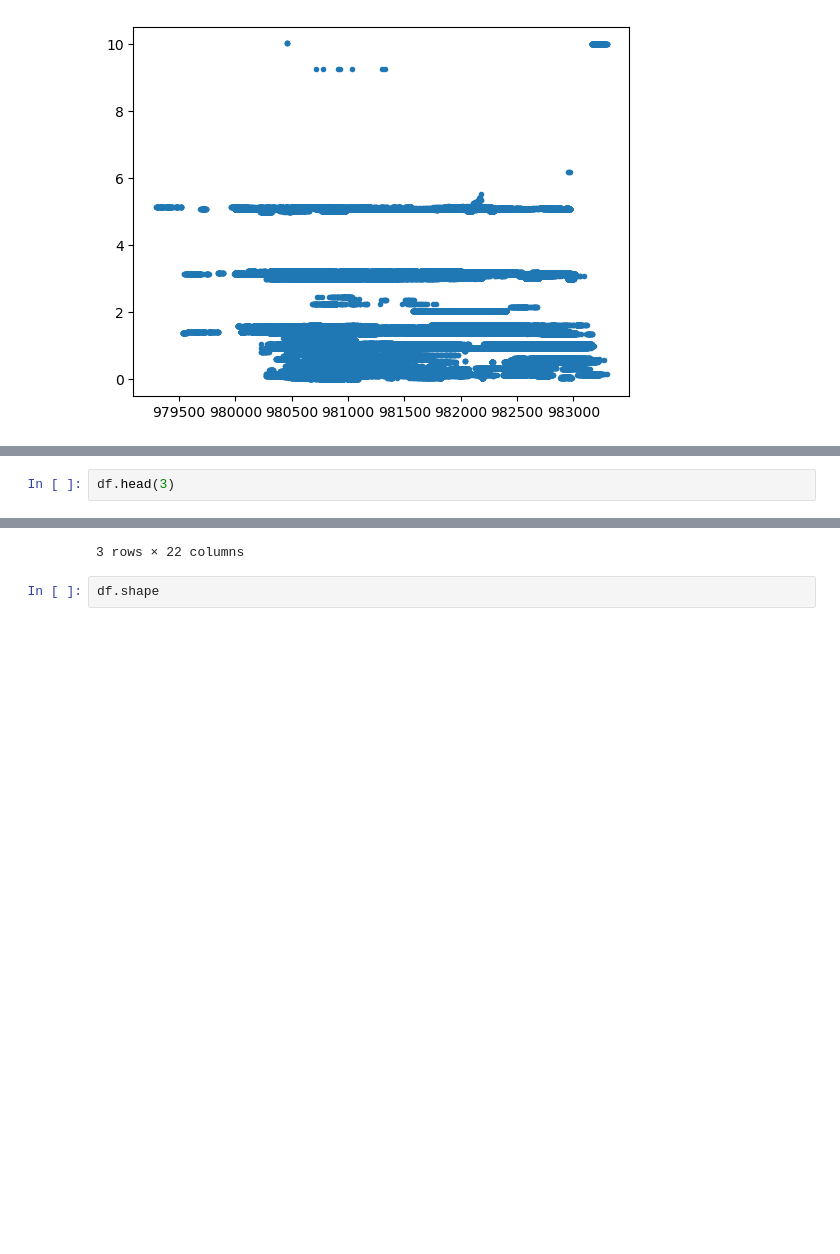
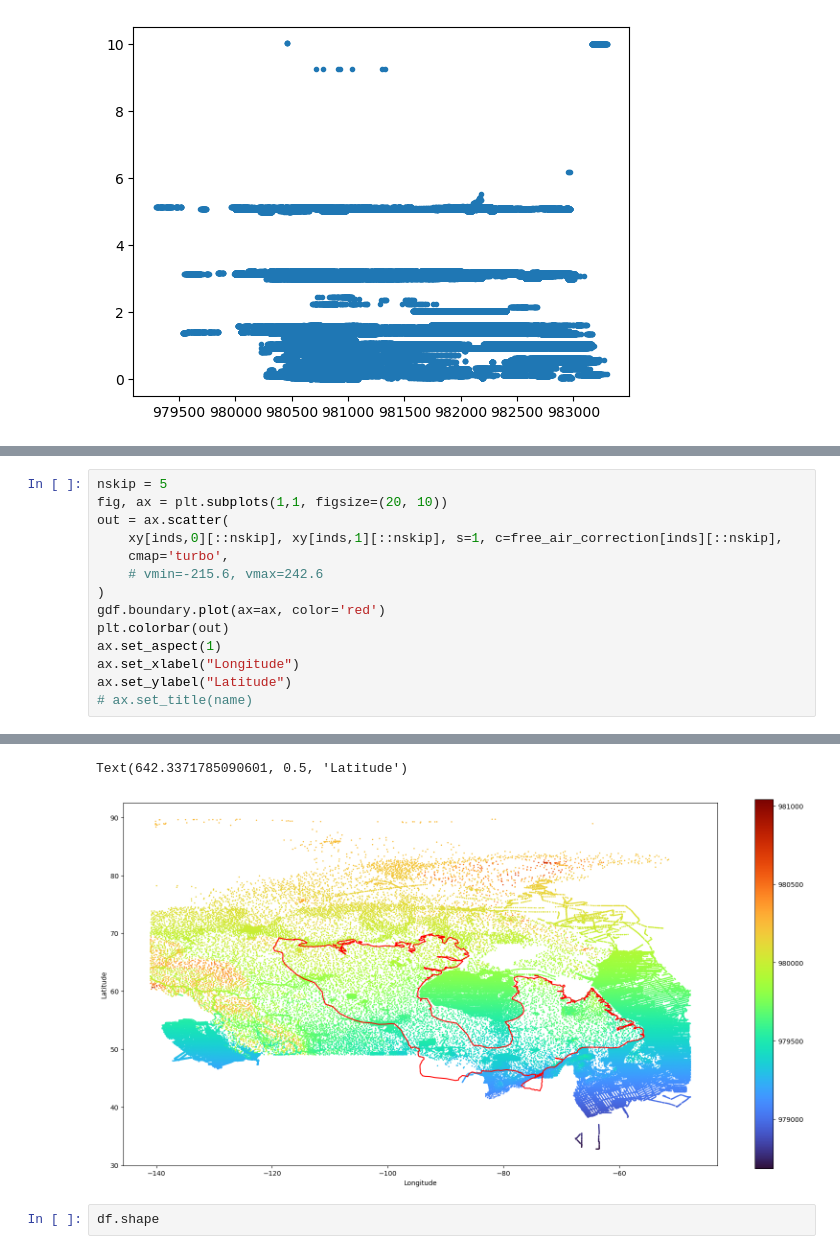
Before and after one commit to ginabilic/geol_4330_canada_wide_gravity, a Jupyter notebook: notebooks/load_gravity_data.ipynb, the cells around one changed output, grey strips where cells are left out. Drawn from its saved outputs; the diff is of its cells as text; blank space fills up the shorter version.

```diff
--- a/notebooks/load_gravity_data.ipynb
+++ b/notebooks/load_gravity_data.ipynb
@@ -110,3 +138,15 @@ get_normal_gravity()
 # %%
-df.head(3)
+nskip = 5
+fig, ax = plt.subplots(1,1, figsize=(20, 10))
+out = ax.scatter(
+    xy[inds,0][::nskip], xy[inds,1][::nskip], s=1, c=free_air_correction[inds][::nskip],
+    cmap='turbo',
+    # vmin=-215.6, vmax=242.6
+)
+gdf.boundary.plot(ax=ax, color='red')
+plt.colorbar(out)
+ax.set_aspect(1)
+ax.set_xlabel("Longitude")
+ax.set_ylabel("Latitude")
+# ax.set_title(name)
 # %% [output]
@@ -117,4 +153,5 @@ df.head(3)
-3 rows × 22 columns
+Text(642.3371785090601, 0.5, 'Latitude')
+[figure, added]
 # %%
 df.shape
 # %% [output]
```
Also changed, not shown: parts of 20 cells of this notebook.
